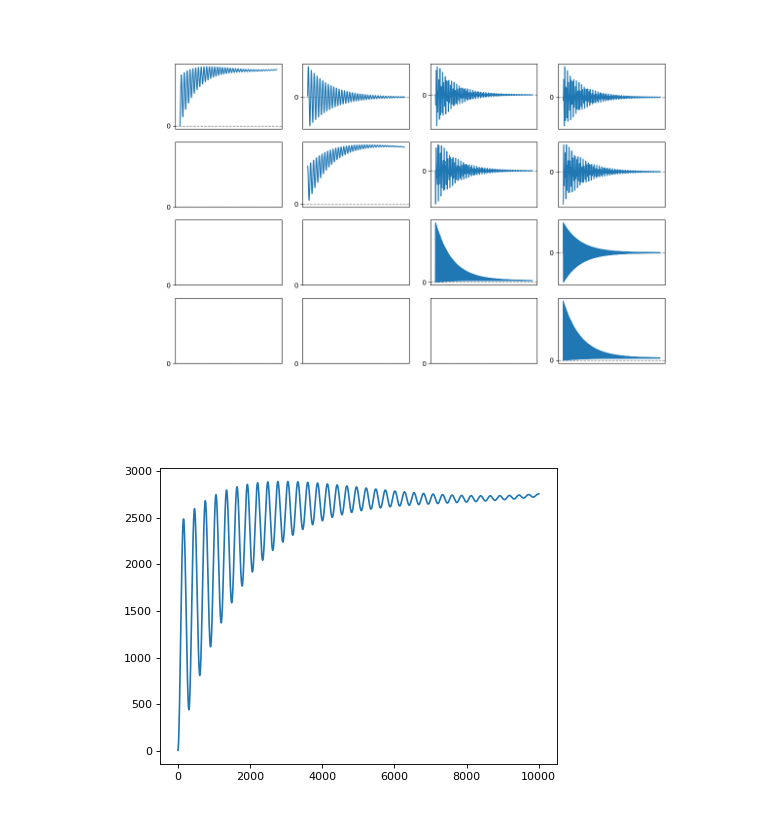
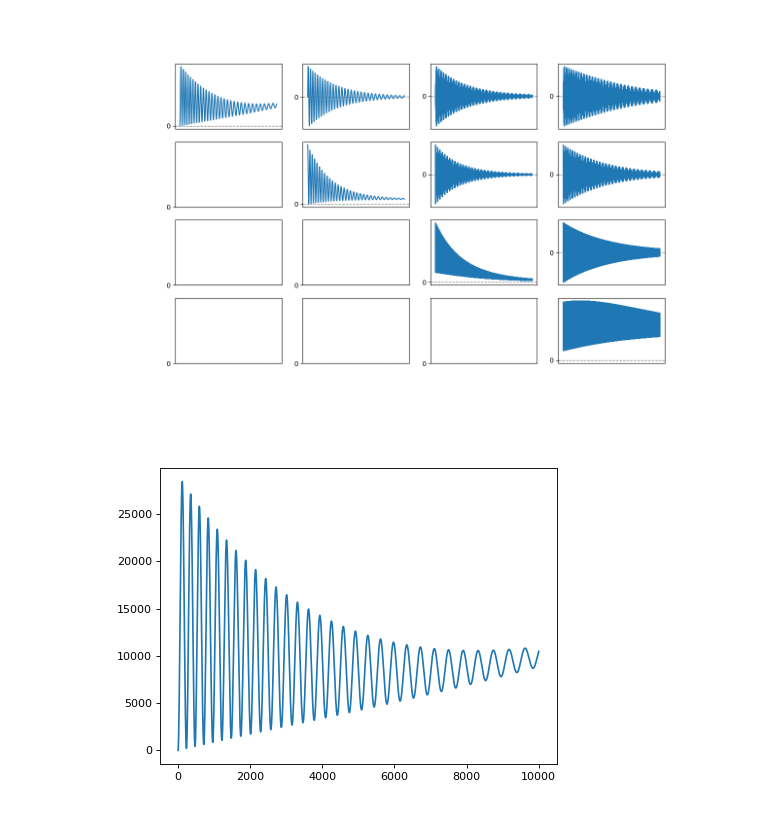
Before and after one commit to mekise/QuantumStirlingEngine, a Jupyter notebook: notebooks/plot.ipynb, the cells around one changed output. Cells and saved outputs as stored; diff of their text form; code cells hidden in the pictures.

Commit message:
Tuned run.jl and plot.jl

```diff
--- a/notebooks/plot.ipynb
+++ b/notebooks/plot.ipynb
@@ -4,12 +4,14 @@ import matplotlib.pyplot as plt
 from numpy import linalg as la
 import matplotlib.animation as animation
 %matplotlib widget
+# %%
+filenpz = "../data/run_02.npz"
+
+t = np.load(filenpz)["t"]
+cov = np.load(filenpz)["cov"]
 # %%
 fig, ax = plt.subplots(4, 4, figsize=(13,8), dpi=100)
 plt.gcf().set_facecolor("white") # set white background
-
-t = np.load("../data/run.npz")["t"]
-cov = np.load("../data/run.npz")["cov"]
 
 for i in range(4):
     for j in range(4):
@@ -32,17 +34,14 @@ ax[1, 3].plot(t, cov[:, 9])
 plt.show()
 plt.tight_layout()
 # %% [output]
-[figure, old version]
+[figure, new version]
 # %%
 fig, ax = plt.subplots(dpi=80)
 plt.gcf().set_facecolor("white") # set white background
-
-t = np.load("../data/run.npz")["t"]
-cov = np.load("../data/run.npz")["cov"]
 
 plt.plot(t, cov[:, 0])
 
 plt.show()
 plt.tight_layout()
 # %% [output]
-[figure, old version]
+[figure, new version]
```
Also changed, not shown: 2 other files.
